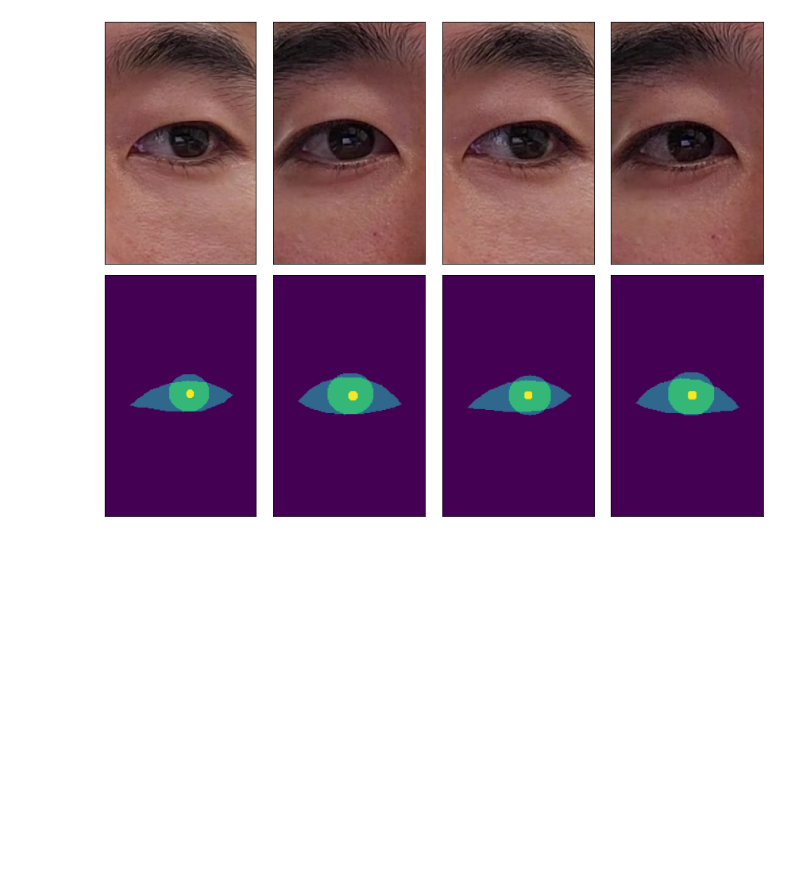
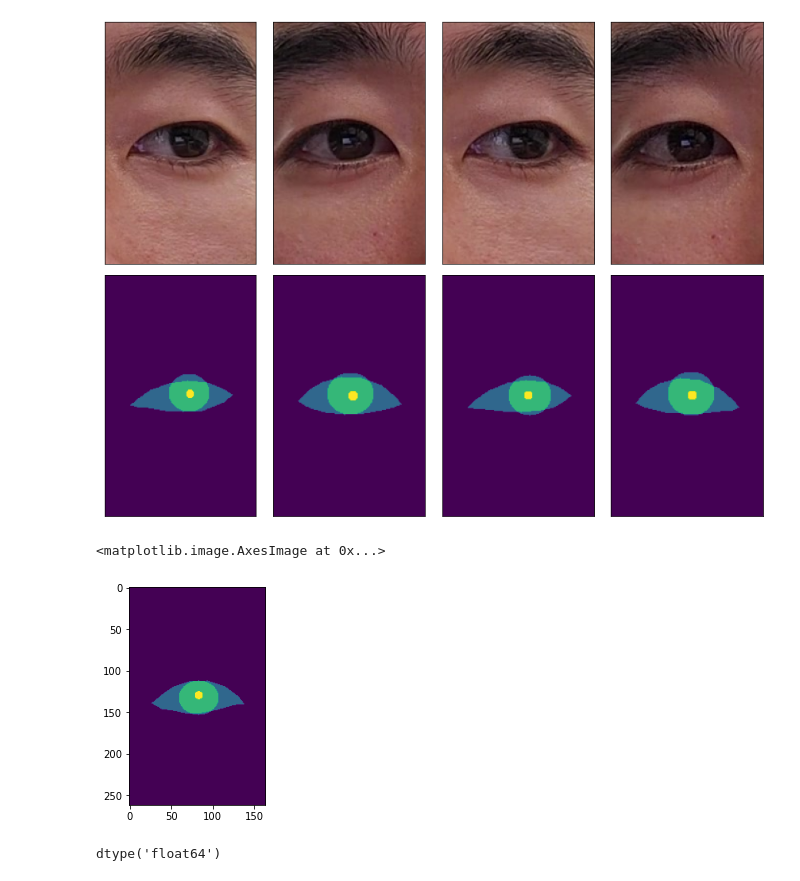
Before and after one commit to Deep-In-Sight/nia, a Jupyter notebook: scripts/RIT_Label.ipynb, the cells around one changed output. Saved outputs shown, nothing was run; the diff lists cells and outputs as text; code cells hidden in the pictures; blank space fills up the shorter version.

```diff
--- a/scripts/RIT_Label.ipynb
+++ b/scripts/RIT_Label.ipynb
@@ -120,3 +218,14 @@ plt.tight_layout()
 plt.savefig("test.png", bbox_inches='tight')
 # %% [output]
 [figure]
+# %%
+mask = np.load('../../dataset_rit_nia/train/labels/mobile_C_D_H1_32.l.npy')
+# %%
+plt.imshow(mask)
+# %% [output]
+<matplotlib.image.AxesImage at 0x...>
+[figure, added]
+# %%
+mask.dtype
+# %% [output]
+dtype('float64')
```
Also changed, not shown: parts of 20 cells of this notebook, 3 other files.
